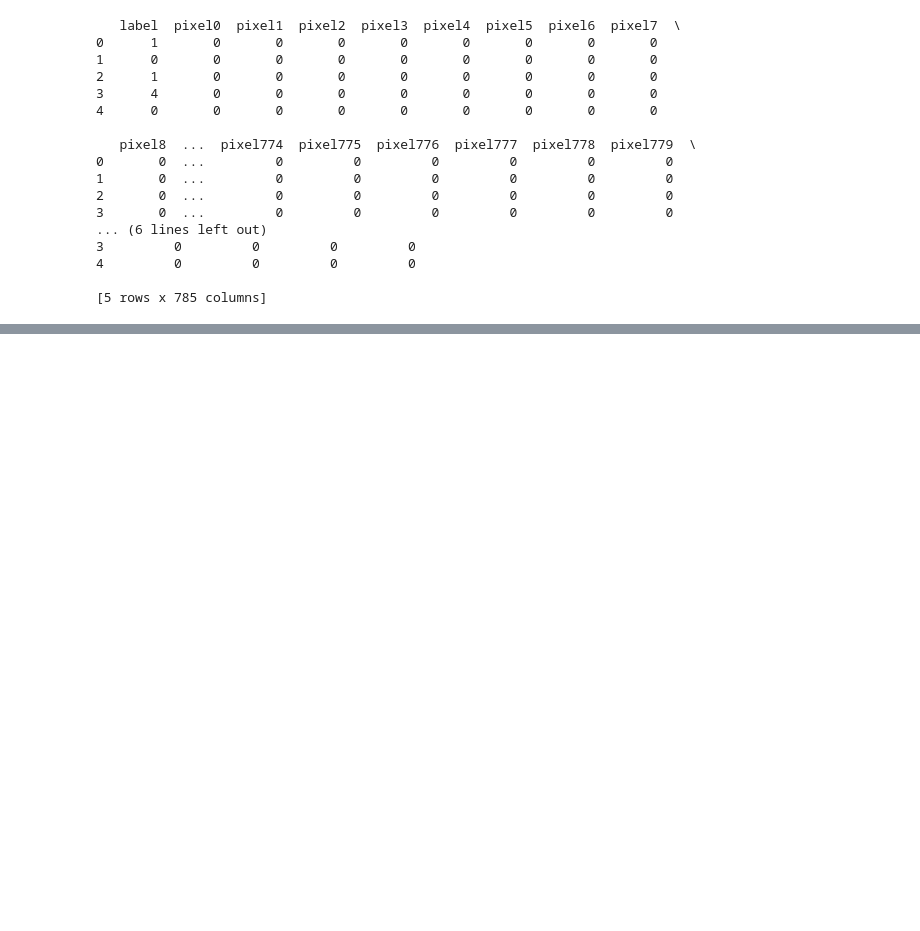
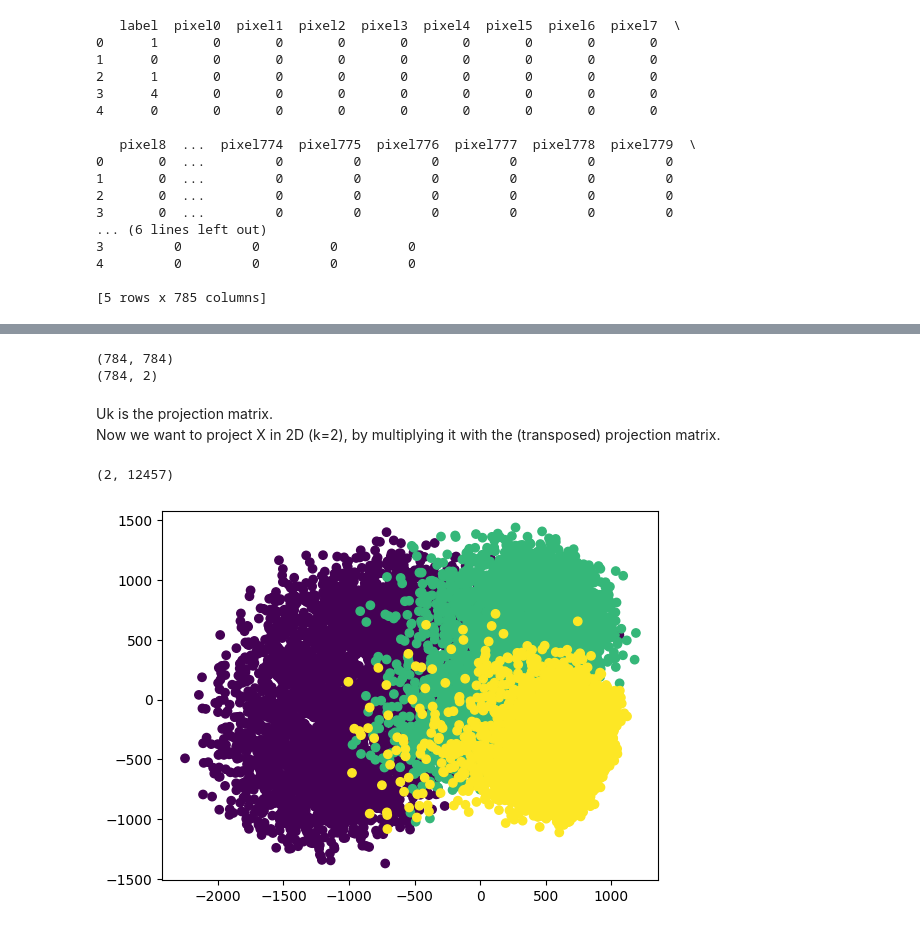
Before and after one commit to danielenapo/AI_unibo, a Jupyter notebook: Maths4ML/Homeworks/2/ML.ipynb, the cells around one changed output, grey strips where cells are left out. Drawn from its saved outputs; the diff is of its cells as text; code cells hidden in the pictures; blank space fills up the shorter version.

```diff
--- a/Maths4ML/Homeworks/2/ML.ipynb
+++ b/Maths4ML/Homeworks/2/ML.ipynb
@@ -104,0 +65,35 @@ def PCA(X, k):
+# %%
+X=np.concatenate((X1,X2,X3), axis=1)
+Y=np.concatenate((Y1,Y2,Y3))
+# %%
+#calculate global and class centroids
+
+#global centroid
+C=np.mean(X, axis=1)
+
+Xc=X-C.reshape((d,1)) #reshape C because we can't subtract a vector
+# %%
+#SVD of a matrix A:
+#U, s, V= np.linalg.svd(A)
+#use only the training data Xtrain
+
+U, s, VT = np.linalg.svd(Xc, full_matrices=False)
+print(U.shape)
+k=2
+Uk=U[:,:k]
+print(Uk.shape)
+# %% [output]
+(784, 784)
+(784, 2)
+# %% [markdown]
+Uk is the projection matrix.<br>
+Now we want to project X in 2D (k=2), by multiplying it with the (transposed) projection matrix.
+# %%
+Z=Uk.T@Xc
+print(Z.shape)
+#plot
+plt.scatter(Z[0,:], Z[1,:], c=Y) #c means color -> we color the data based on the label
+plt.show()
+# %% [output]
+(2, 12457)
+[figure, added]
```
Also changed, not shown: parts of 6 cells of this notebook, 2 other files.
